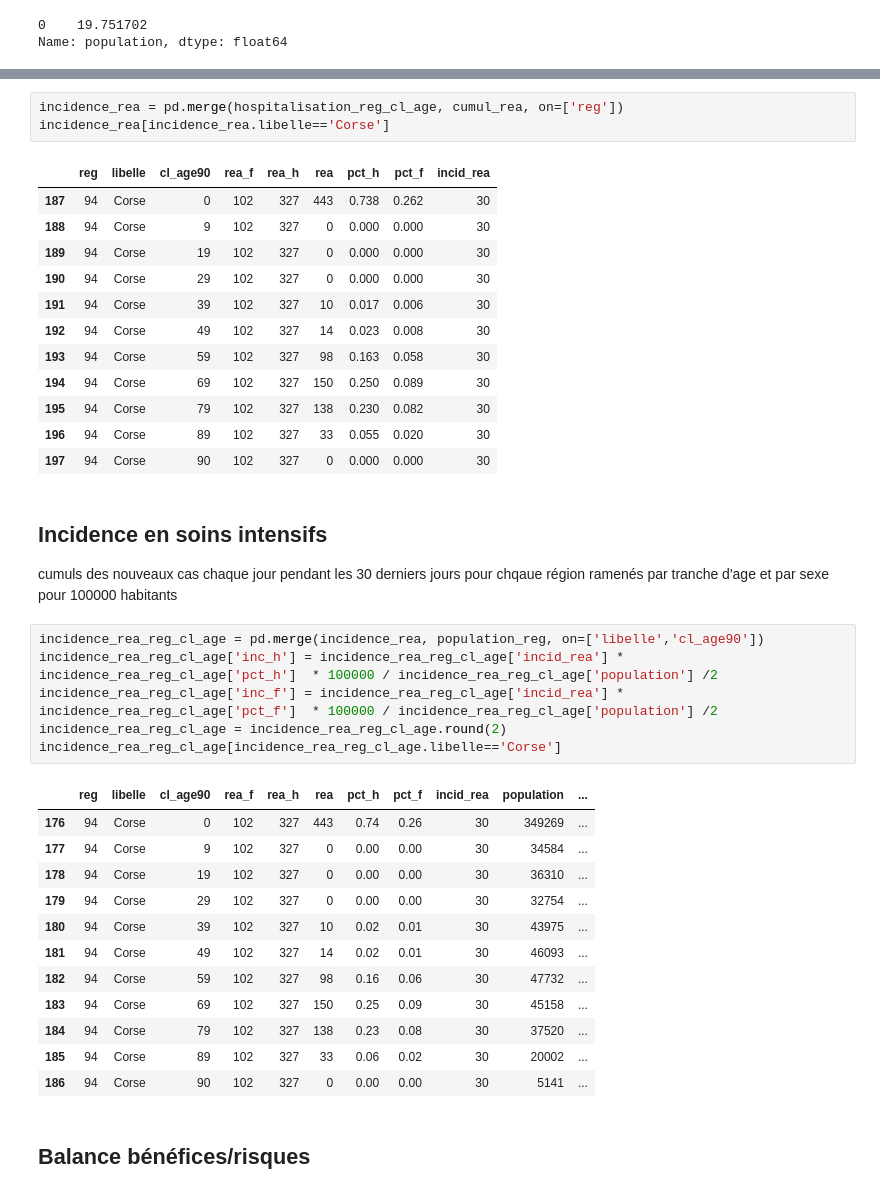
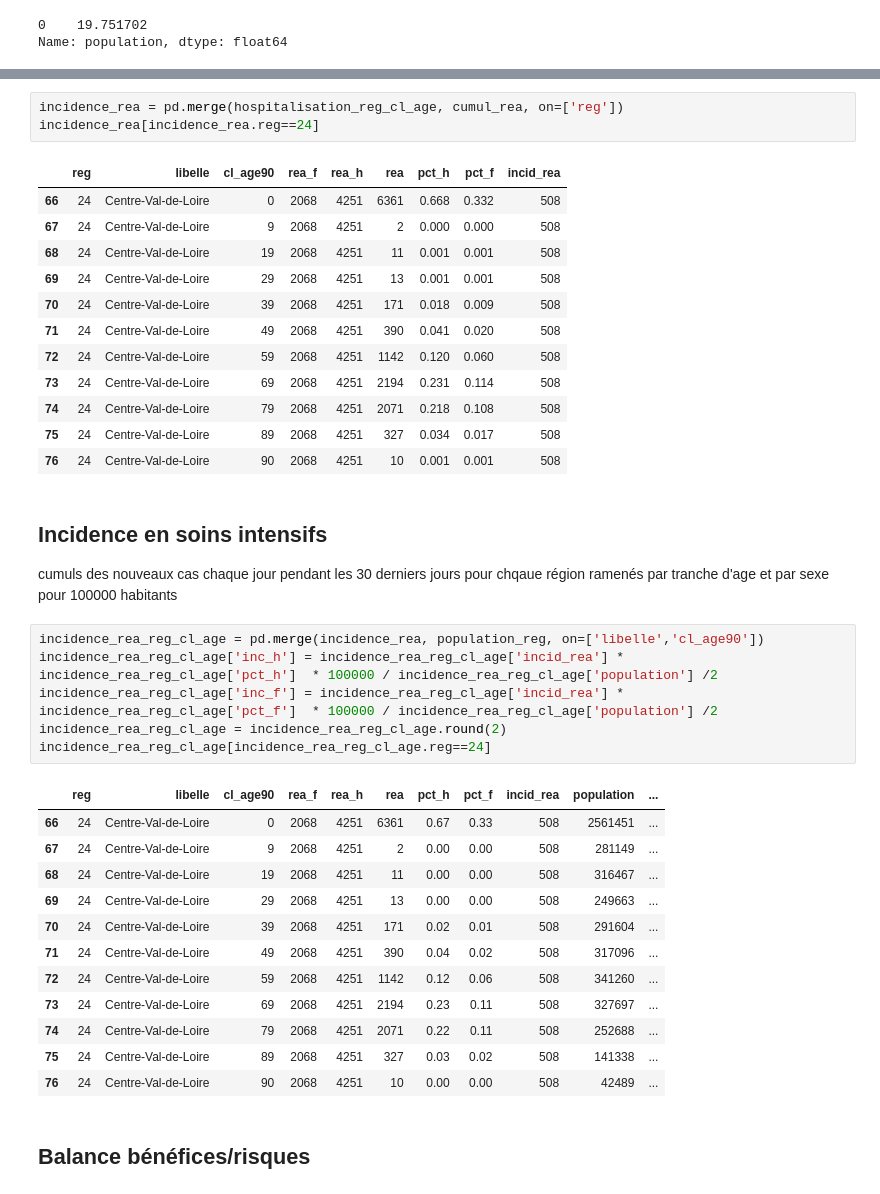
Before and after one commit to oalam/covid-analytics, a Jupyter notebook: exploratory.ipynb, the cells around one changed output, grey strips where cells are left out. Cells and saved outputs as stored; diff of their text form.

```diff
--- a/exploratory.ipynb
+++ b/exploratory.ipynb
@@ -280,19 +280,19 @@ hospitalisation_reg_cl_age[hospitalisation_sexe2.reg==84]
 # %%
 incidence_rea = pd.merge(hospitalisation_reg_cl_age, cumul_rea, on=['reg'])
-incidence_rea[incidence_rea.libelle=='Corse']
+incidence_rea[incidence_rea.reg==24]
 # %% [output]
 |  | reg | libelle | cl_age90 | rea_f | rea_h | rea | pct_h | pct_f | incid_rea |
-| 187 | 94 | Corse | 0 | 102 | 327 | 443 | 0.738 | 0.262 | 30 |
-| 188 | 94 | Corse | 9 | 102 | 327 | 0 | 0.000 | 0.000 | 30 |
-| 189 | 94 | Corse | 19 | 102 | 327 | 0 | 0.000 | 0.000 | 30 |
-| 190 | 94 | Corse | 29 | 102 | 327 | 0 | 0.000 | 0.000 | 30 |
-| 191 | 94 | Corse | 39 | 102 | 327 | 10 | 0.017 | 0.006 | 30 |
-| 192 | 94 | Corse | 49 | 102 | 327 | 14 | 0.023 | 0.008 | 30 |
-| 193 | 94 | Corse | 59 | 102 | 327 | 98 | 0.163 | 0.058 | 30 |
-| 194 | 94 | Corse | 69 | 102 | 327 | 150 | 0.250 | 0.089 | 30 |
-| 195 | 94 | Corse | 79 | 102 | 327 | 138 | 0.230 | 0.082 | 30 |
-| 196 | 94 | Corse | 89 | 102 | 327 | 33 | 0.055 | 0.020 | 30 |
-| 197 | 94 | Corse | 90 | 102 | 327 | 0 | 0.000 | 0.000 | 30 |
+| 66 | 24 | Centre-Val-de-Loire | 0 | 2068 | 4251 | 6361 | 0.668 | 0.332 | 508 |
+| 67 | 24 | Centre-Val-de-Loire | 9 | 2068 | 4251 | 2 | 0.000 | 0.000 | 508 |
+| 68 | 24 | Centre-Val-de-Loire | 19 | 2068 | 4251 | 11 | 0.001 | 0.001 | 508 |
+| 69 | 24 | Centre-Val-de-Loire | 29 | 2068 | 4251 | 13 | 0.001 | 0.001 | 508 |
+| 70 | 24 | Centre-Val-de-Loire | 39 | 2068 | 4251 | 171 | 0.018 | 0.009 | 508 |
+| 71 | 24 | Centre-Val-de-Loire | 49 | 2068 | 4251 | 390 | 0.041 | 0.020 | 508 |
+| 72 | 24 | Centre-Val-de-Loire | 59 | 2068 | 4251 | 1142 | 0.120 | 0.060 | 508 |
+| 73 | 24 | Centre-Val-de-Loire | 69 | 2068 | 4251 | 2194 | 0.231 | 0.114 | 508 |
+| 74 | 24 | Centre-Val-de-Loire | 79 | 2068 | 4251 | 2071 | 0.218 | 0.108 | 508 |
+| 75 | 24 | Centre-Val-de-Loire | 89 | 2068 | 4251 | 327 | 0.034 | 0.017 | 508 |
+| 76 | 24 | Centre-Val-de-Loire | 90 | 2068 | 4251 | 10 | 0.001 | 0.001 | 508 |
 # %% [markdown]
 ## Incidence en soins intensifs
 cumuls des nouveaux cas chaque jour pendant les 30 derniers jours pour chqaue région
@@ -300,22 +300,22 @@ ramenés par tranche d'age et par sexe pour 100000 habitants
 # %%
 incidence_rea_reg_cl_age = pd.merge(incidence_rea, population_reg, on=['libelle','cl_age90'])
 incidence_rea_reg_cl_age['inc_h'] = incidence_rea_reg_cl_age['incid_rea'] * incidence_rea_reg_cl_age['pct_h']  * 100000 / incidence_rea_reg_cl_age['population'] /2
 incidence_rea_reg_cl_age['inc_f'] = incidence_rea_reg_cl_age['incid_rea'] * incidence_rea_reg_cl_age['pct_f']  * 100000 / incidence_rea_reg_cl_age['population'] /2
 incidence_rea_reg_cl_age = incidence_rea_reg_cl_age.round(2)
-incidence_rea_reg_cl_age[incidence_rea_reg_cl_age.libelle=='Corse']
+incidence_rea_reg_cl_age[incidence_rea_reg_cl_age.reg==24]
 # %% [output]
 |  | reg | libelle | cl_age90 | rea_f | rea_h | rea | pct_h | pct_f | incid_rea | population | ... |
-| 176 | 94 | Corse | 0 | 102 | 327 | 443 | 0.74 | 0.26 | 30 | 349269 | ... |
-| 177 | 94 | Corse | 9 | 102 | 327 | 0 | 0.00 | 0.00 | 30 | 34584 | ... |
-| 178 | 94 | Corse | 19 | 102 | 327 | 0 | 0.00 | 0.00 | 30 | 36310 | ... |
-| 179 | 94 | Corse | 29 | 102 | 327 | 0 | 0.00 | 0.00 | 30 | 32754 | ... |
-| 180 | 94 | Corse | 39 | 102 | 327 | 10 | 0.02 | 0.01 | 30 | 43975 | ... |
-| 181 | 94 | Corse | 49 | 102 | 327 | 14 | 0.02 | 0.01 | 30 | 46093 | ... |
-| 182 | 94 | Corse | 59 | 102 | 327 | 98 | 0.16 | 0.06 | 30 | 47732 | ... |
-| 183 | 94 | Corse | 69 | 102 | 327 | 150 | 0.25 | 0.09 | 30 | 45158 | ... |
-| 184 | 94 | Corse | 79 | 102 | 327 | 138 | 0.23 | 0.08 | 30 | 37520 | ... |
-| 185 | 94 | Corse | 89 | 102 | 327 | 33 | 0.06 | 0.02 | 30 | 20002 | ... |
-| 186 | 94 | Corse | 90 | 102 | 327 | 0 | 0.00 | 0.00 | 30 | 5141 | ... |
+| 66 | 24 | Centre-Val-de-Loire | 0 | 2068 | 4251 | 6361 | 0.67 | 0.33 | 508 | 2561451 | ... |
+| 67 | 24 | Centre-Val-de-Loire | 9 | 2068 | 4251 | 2 | 0.00 | 0.00 | 508 | 281149 | ... |
+| 68 | 24 | Centre-Val-de-Loire | 19 | 2068 | 4251 | 11 | 0.00 | 0.00 | 508 | 316467 | ... |
+| 69 | 24 | Centre-Val-de-Loire | 29 | 2068 | 4251 | 13 | 0.00 | 0.00 | 508 | 249663 | ... |
+| 70 | 24 | Centre-Val-de-Loire | 39 | 2068 | 4251 | 171 | 0.02 | 0.01 | 508 | 291604 | ... |
+| 71 | 24 | Centre-Val-de-Loire | 49 | 2068 | 4251 | 390 | 0.04 | 0.02 | 508 | 317096 | ... |
+| 72 | 24 | Centre-Val-de-Loire | 59 | 2068 | 4251 | 1142 | 0.12 | 0.06 | 508 | 341260 | ... |
+| 73 | 24 | Centre-Val-de-Loire | 69 | 2068 | 4251 | 2194 | 0.23 | 0.11 | 508 | 327697 | ... |
+| 74 | 24 | Centre-Val-de-Loire | 79 | 2068 | 4251 | 2071 | 0.22 | 0.11 | 508 | 252688 | ... |
+| 75 | 24 | Centre-Val-de-Loire | 89 | 2068 | 4251 | 327 | 0.03 | 0.02 | 508 | 141338 | ... |
+| 76 | 24 | Centre-Val-de-Loire | 90 | 2068 | 4251 | 10 | 0.00 | 0.00 | 508 | 42489 | ... |
 # %% [markdown]
 ## Balance bénéfices/risques
 # %%
```
Also changed, not shown: parts of 10 cells of this notebook, 4 other files.
